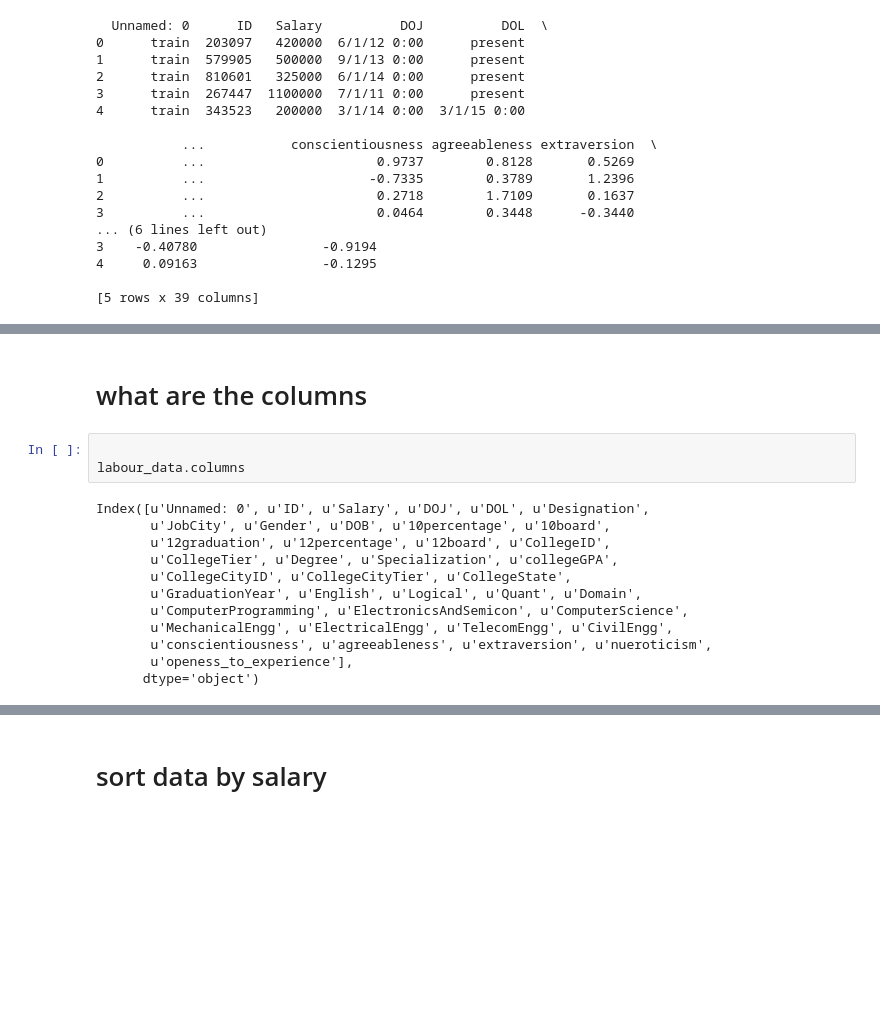
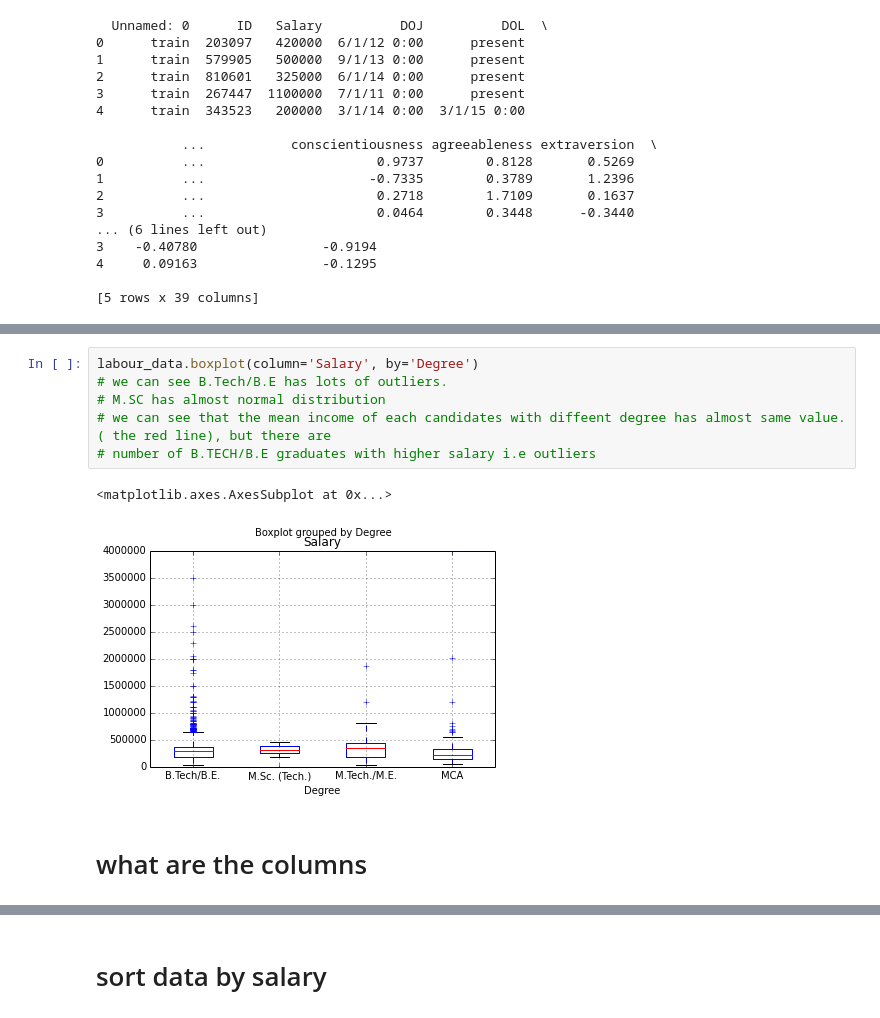
Before and after one commit to sijanonly/pandas-and-scikit-handson, a Jupyter notebook: pandas-handson/06. Labour Market Analysis - 1.ipynb, the cells around one changed output, grey strips where cells are left out. Cells and saved outputs as stored; diff of their text form; blank space fills up the shorter version.

```diff
--- a/pandas-handson/06. Labour Market Analysis - 1.ipynb
+++ b/pandas-handson/06. Labour Market Analysis - 1.ipynb
@@ -61,17 +151,11 @@ labour_data.head()
+# %%
+labour_data.boxplot(column='Salary', by='Degree')
+# we can see B.Tech/B.E has lots of outliers.
+# M.SC has almost normal distribution
+# we can see that the mean income of each candidates with diffeent degree has almost same value. ( the red line), but there are
+# number of B.TECH/B.E graduates with higher salary i.e outliers
+# %% [output]
+<matplotlib.axes.AxesSubplot at 0x...>
+[figure, added]
 # %% [markdown]
 # what are the columns
-# %%
-
-labour_data.columns
-# %% [output]
-Index([u'Unnamed: 0', u'ID', u'Salary', u'DOJ', u'DOL', u'Designation',
-       u'JobCity', u'Gender', u'DOB', u'10percentage', u'10board',
-       u'12graduation', u'12percentage', u'12board', u'CollegeID',
-       u'CollegeTier', u'Degree', u'Specialization', u'collegeGPA',
-       u'CollegeCityID', u'CollegeCityTier', u'CollegeState',
-       u'GraduationYear', u'English', u'Logical', u'Quant', u'Domain',
-       u'ComputerProgramming', u'ElectronicsAndSemicon', u'ComputerScience',
-       u'MechanicalEngg', u'ElectricalEngg', u'TelecomEngg', u'CivilEngg',
-       u'conscientiousness', u'agreeableness', u'extraversion', u'nueroticism',
-       u'openess_to_experience'],
-      dtype='object')
```
Also changed, not shown: parts of 16 cells of this notebook, 1 other file.
